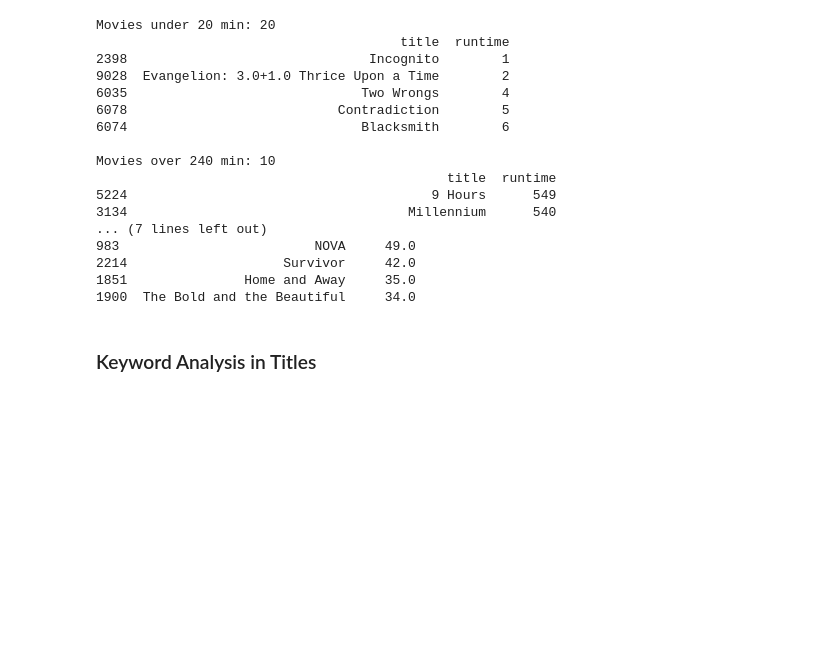
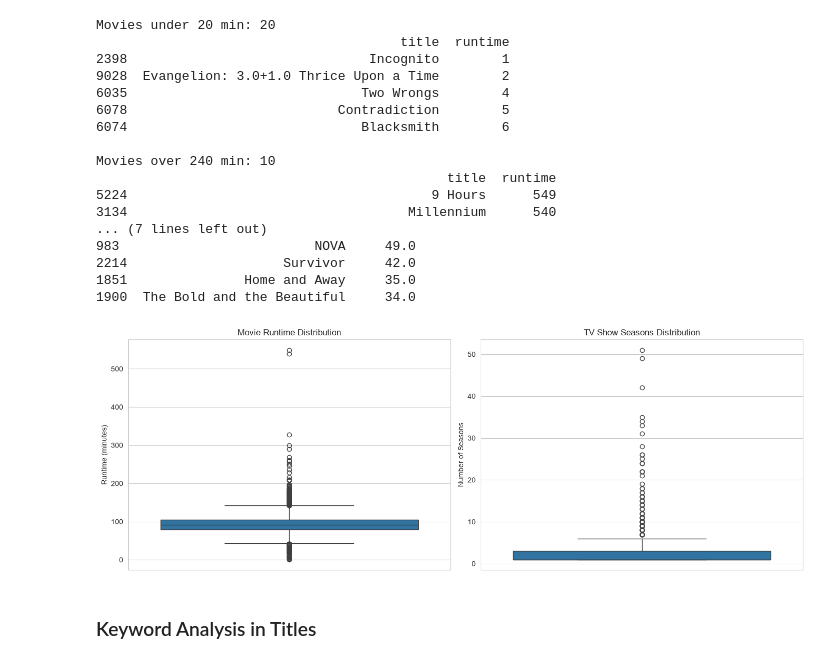
Before and after one commit to Engineer-purvesh18/Amazon_Analysis, a Jupyter notebook: AmazonPrime_Analysis.ipynb, the cells around one changed output. Drawn from its saved outputs; the diff is of its cells as text; code cells hidden in the pictures; blank space fills up the shorter version.

```diff
--- a/AmazonPrime_Analysis.ipynb
+++ b/AmazonPrime_Analysis.ipynb
@@ -715,6 +715,31 @@ Movies over 240 min: 10
 2214                    Survivor     42.0
 1851               Home and Away     35.0
 1900  The Bold and the Beautiful     34.0
+# %%
+import matplotlib.pyplot as plt
+import seaborn as sns
+
+# Prepare data
+movie_runtime = df[(df['type'] == 'MOVIE') & (df['runtime'] > 0)]['runtime']
+show_seasons = df[(df['type'] == 'SHOW') & (df['seasons'] > 0)]['seasons']
+
+# Create box plots
+fig, axes = plt.subplots(1, 2, figsize=(14, 5))
+
+# Movie Runtime
+sns.boxplot(y=movie_runtime, ax=axes[0])
+axes[0].set_title('Movie Runtime Distribution')
+axes[0].set_ylabel('Runtime (minutes)')
+
+# Show Seasons
+sns.boxplot(y=show_seasons, ax=axes[1])
+axes[1].set_title('TV Show Seasons Distribution')
+axes[1].set_ylabel('Number of Seasons')
+
+plt.tight_layout()
+plt.show()
+# %% [output]
+[figure, added]
 # %% [markdown]
 ### Keyword Analysis in Titles
 # %%
```
